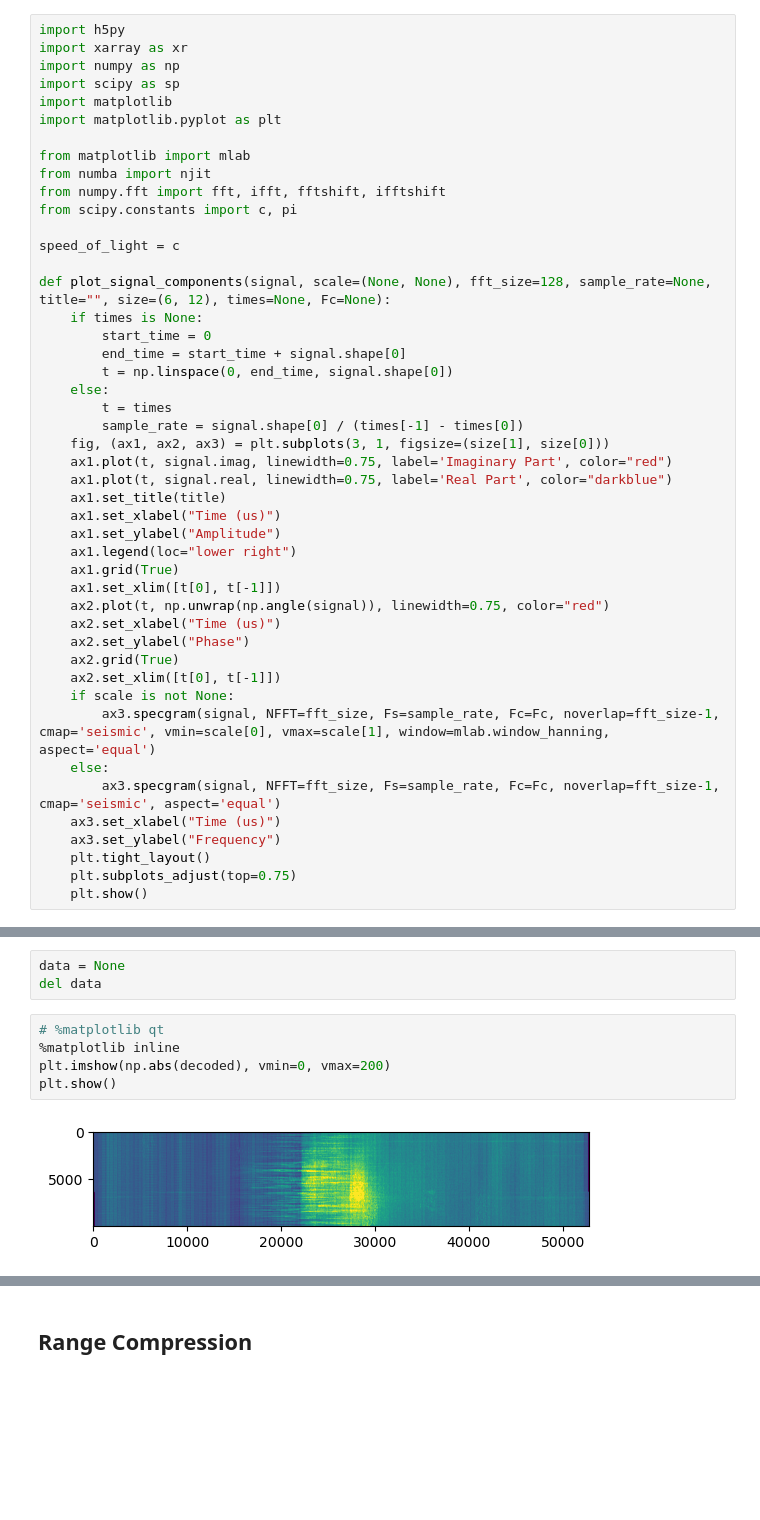
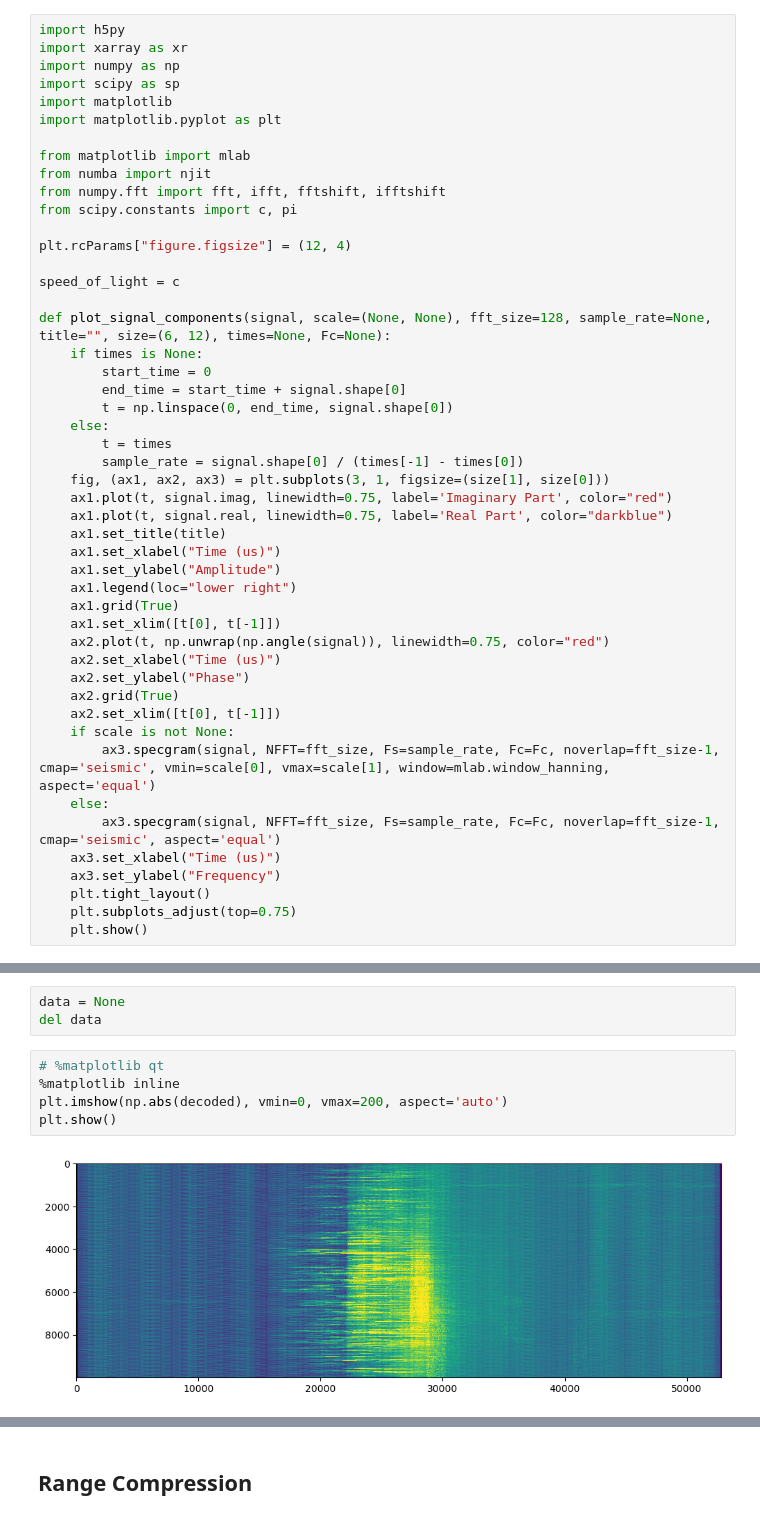
Before and after one commit to AndrewPlayer3/sar_processing, a Jupyter notebook: nisar_level0/nisar-eval.ipynb, the cells around one changed output, grey strips where cells are left out. Saved outputs shown, nothing was run; the diff lists cells and outputs as text; blank space fills up the shorter version.

```diff
--- a/nisar_level0/nisar-eval.ipynb
+++ b/nisar_level0/nisar-eval.ipynb
@@ -10,6 +10,8 @@ from matplotlib import mlab
 from numba import njit
 from numpy.fft import fft, ifft, fftshift, ifftshift
 from scipy.constants import c, pi
+
+plt.rcParams["figure.figsize"] = (12, 4)
 
 speed_of_light = c
 
@@ -89,7 +82,7 @@ del data
 # %%
 # %matplotlib qt
 %matplotlib inline
-plt.imshow(np.abs(decoded), vmin=0, vmax=200)
+plt.imshow(np.abs(decoded), vmin=0, vmax=200, aspect='auto')
 plt.show()
 # %% [output]
-[figure, old version]
+[figure, new version]
```
Also changed, not shown: parts of 28 cells of this notebook.
